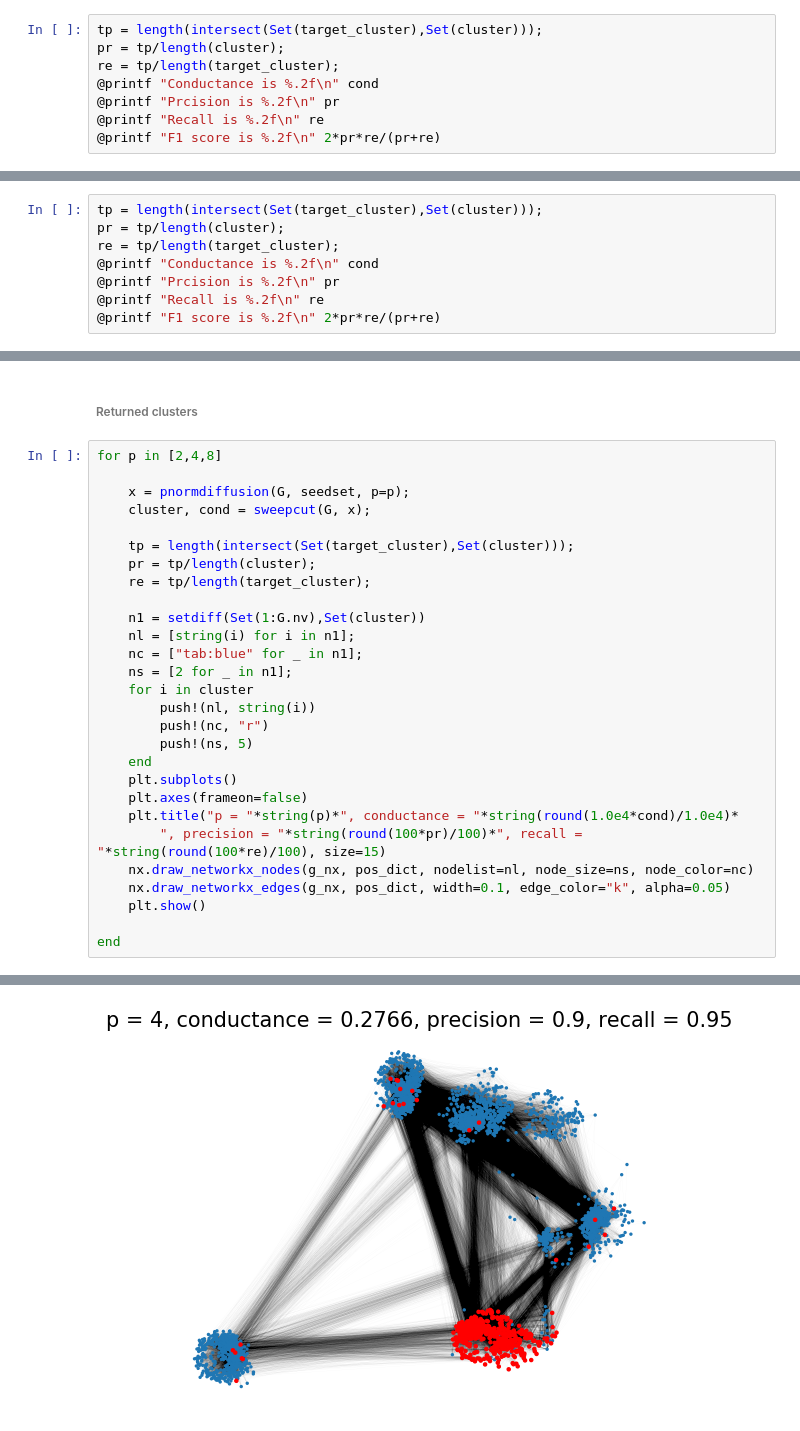
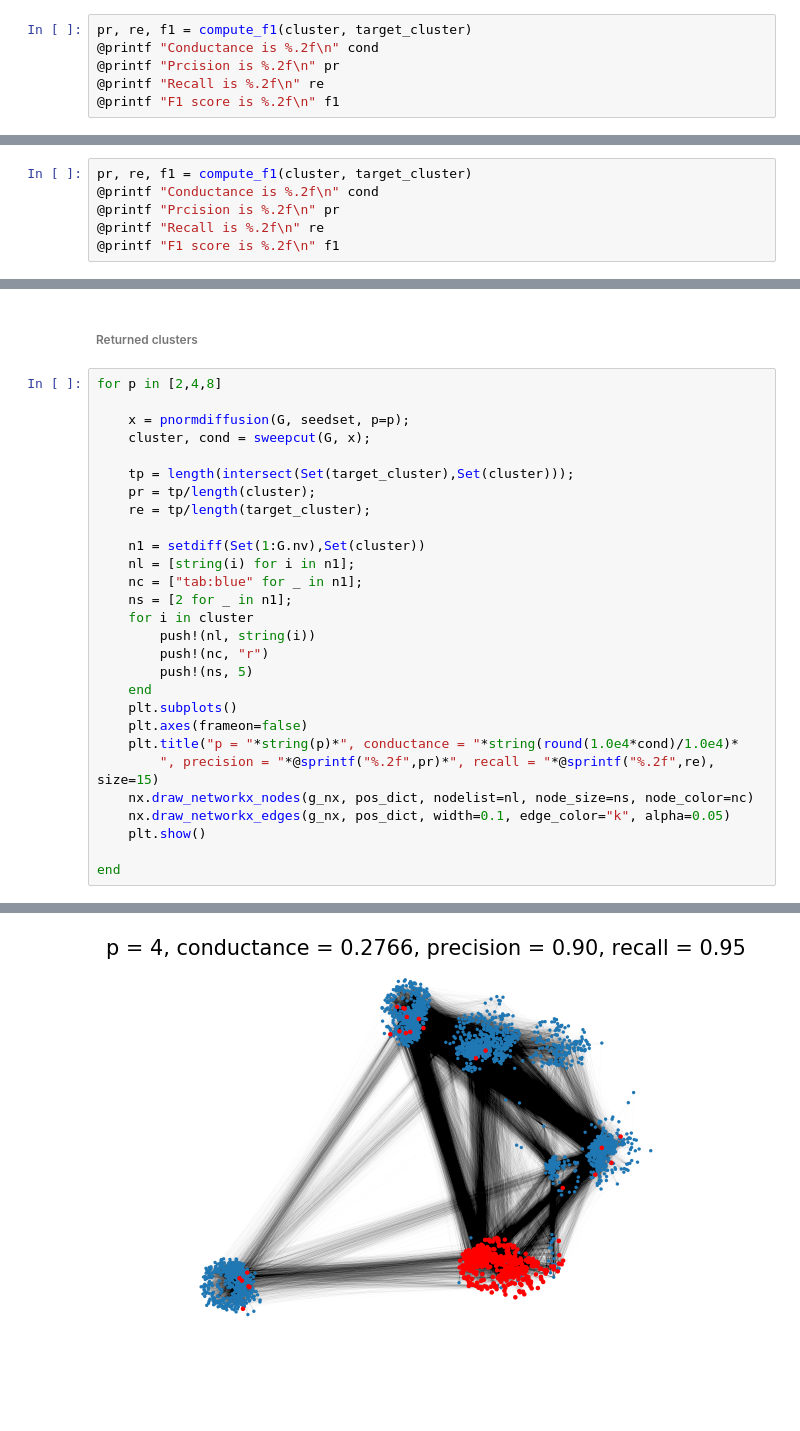
Before and after one commit to s-h-yang/pNormFlowDiffusion, a Jupyter notebook: demo/lgc_demo_social_network.ipynb, the cells around one changed output, grey strips where cells are left out. Saved outputs shown, nothing was run; the diff lists cells and outputs as text; blank space fills up the shorter version.

```diff
--- a/demo/lgc_demo_social_network.ipynb
+++ b/demo/lgc_demo_social_network.ipynb
@@ -24,13 +25,11 @@ seedset = Dict(seednode => seedmass);
 x = pnormdiffusion(G, seedset, p=2);
 cluster, cond = sweepcut(G, x);
 # %%
-tp = length(intersect(Set(target_cluster),Set(cluster)));
-pr = tp/length(cluster);
-re = tp/length(target_cluster);
+pr, re, f1 = compute_f1(cluster, target_cluster)
 @printf "Conductance is %.2f\n" cond
 @printf "Prcision is %.2f\n" pr
 @printf "Recall is %.2f\n" re
-@printf "F1 score is %.2f\n" 2*pr*re/(pr+re)
+@printf "F1 score is %.2f\n" f1
 # %% [output]
 Conductance is 0.29
 Prcision is 0.87
@@ -42,13 +41,11 @@ F1 score is 0.90
 x = pnormdiffusion(G, seedset, p=4);
 cluster, cond = sweepcut(G, x);
 # %%
-tp = length(intersect(Set(target_cluster),Set(cluster)));
-pr = tp/length(cluster);
-re = tp/length(target_cluster);
+pr, re, f1 = compute_f1(cluster, target_cluster)
 @printf "Conductance is %.2f\n" cond
 @printf "Prcision is %.2f\n" pr
 @printf "Recall is %.2f\n" re
-@printf "F1 score is %.2f\n" 2*pr*re/(pr+re)
+@printf "F1 score is %.2f\n" f1
 # %% [output]
 Conductance is 0.28
 Prcision is 0.90
@@ -96,31 +93,31 @@ plt.show()
 # %%
 for p in [2,4,8]
 
     x = pnormdiffusion(G, seedset, p=p);
     cluster, cond = sweepcut(G, x);
 
     tp = length(intersect(Set(target_cluster),Set(cluster)));
     pr = tp/length(cluster);
     re = tp/length(target_cluster);
 
     n1 = setdiff(Set(1:G.nv),Set(cluster))
     nl = [string(i) for i in n1];
     nc = ["tab:blue" for _ in n1];
     ns = [2 for _ in n1];
     for i in cluster
         push!(nl, string(i))
         push!(nc, "r")
         push!(ns, 5)
     end
     plt.subplots()
     plt.axes(frameon=false)
     plt.title("p = "*string(p)*", conductance = "*string(round(1.0e4*cond)/1.0e4)*
-        ", precision = "*string(round(100*pr)/100)*", recall = "*string(round(100*re)/100), size=15)
+        ", precision = "*@sprintf("%.2f",pr)*", recall = "*@sprintf("%.2f",re), size=15)
     nx.draw_networkx_nodes(g_nx, pos_dict, nodelist=nl, node_size=ns, node_color=nc)
     nx.draw_networkx_edges(g_nx, pos_dict, width=0.1, edge_color="k", alpha=0.05)
     plt.show()
 
 end
 # %% [output]
 [figure]
-[figure, old version]
+[figure, new version]
```
Also changed, not shown: parts of 2 cells of this notebook, 1 other file.
